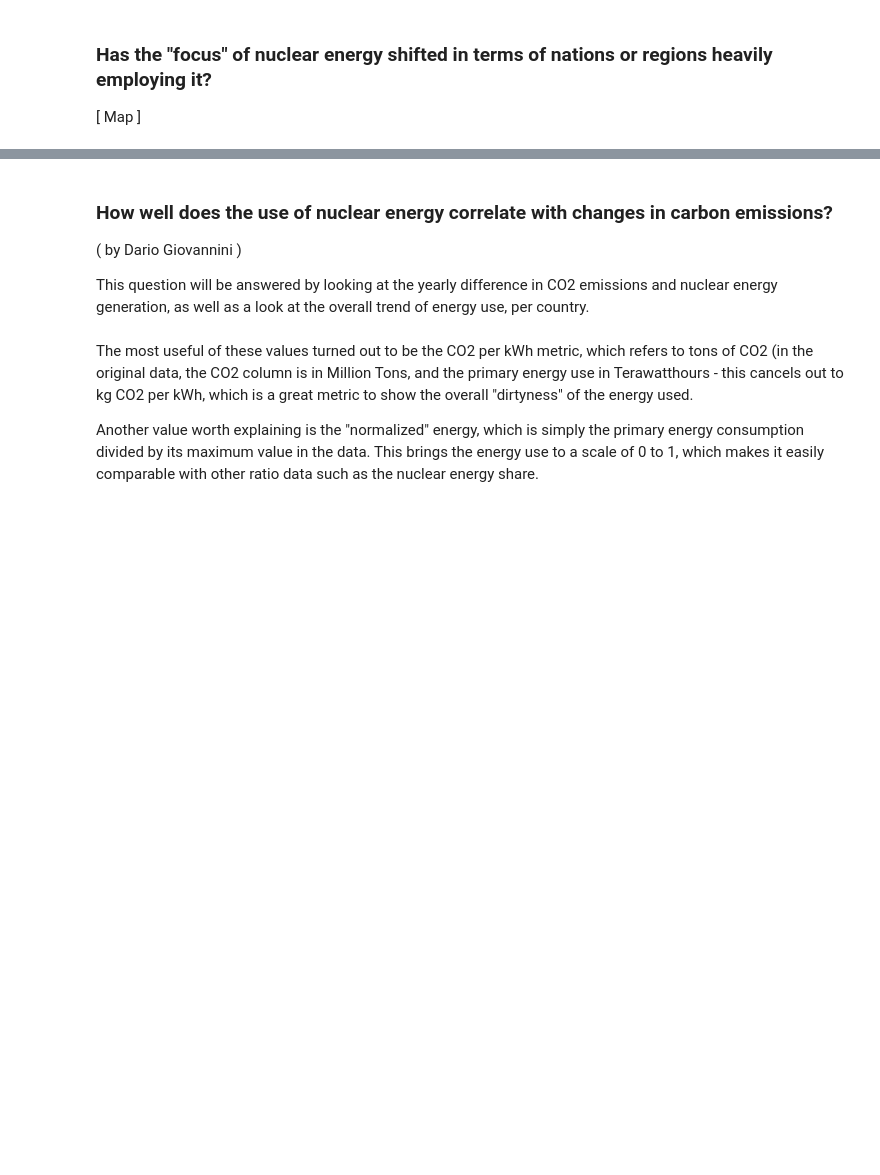
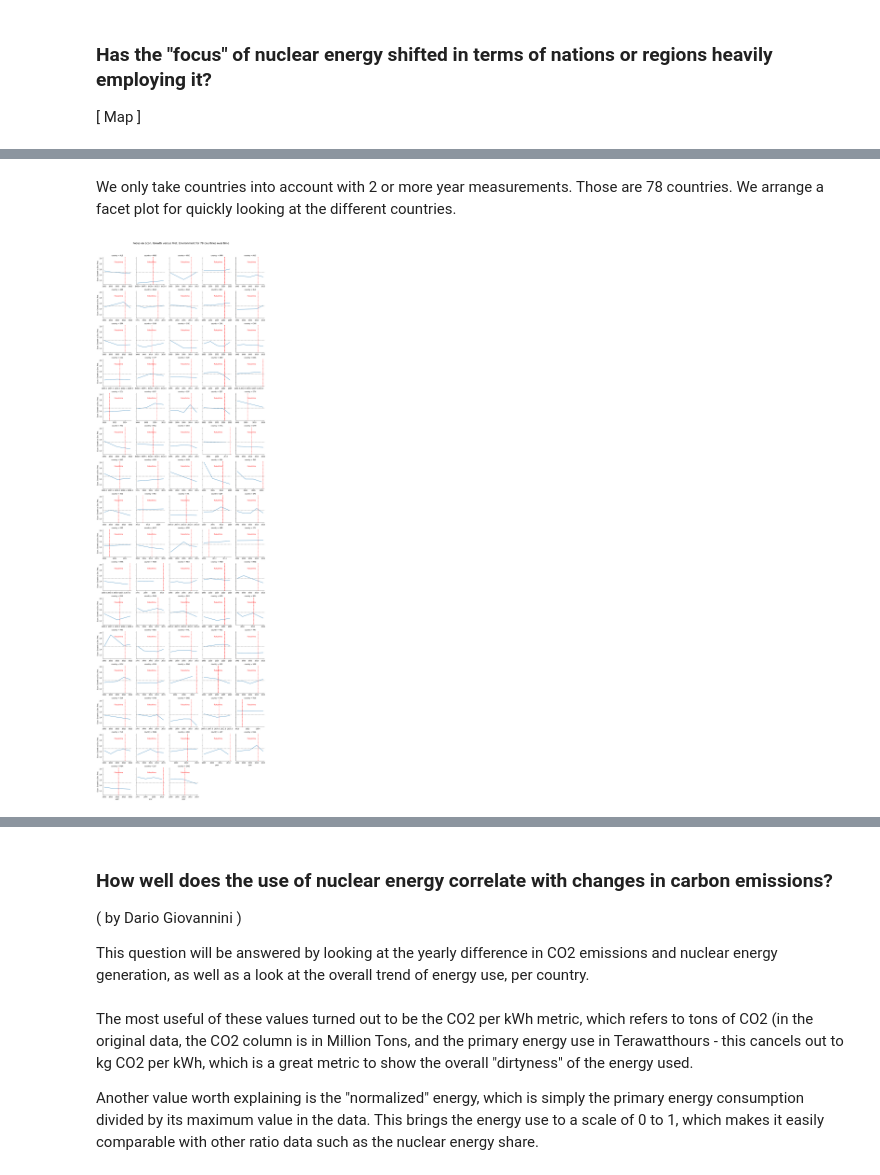
Before and after one commit to Molybdenum42/DOPP_Exercise3, a Jupyter notebook: submission_ready/exercise3_complete.ipynb, the cells around one changed output, grey strips where cells are left out. Cells and saved outputs as stored; diff of their text form; code cells hidden in the pictures; blank space fills up the shorter version.

```diff
--- a/submission_ready/exercise3_complete.ipynb
+++ b/submission_ready/exercise3_complete.ipynb
@@ -199,0 +318,16 @@ not sure if we actually did this / if the PowerplantDB data has this but if not
+# %% [markdown]
+We only take countries into account with 2 or more year measurements. Those are 78 countries. We arrange a facet plot for quickly looking at the different countries.
+# %%
+def annotate(data, **kws):
+    ax = plt.gca()
+    ax.text(.4, .8, "Fukushima", color ="red", transform=ax.transAxes)
+
+g = sns.FacetGrid(wvs_agg, col="country", col_wrap=5, sharex=False)
+g.map_dataframe(sns.lineplot, x="year", y="B008")
+g.refline(y=1.5, linestyle="dashed", color="grey")
+g.refline(x=2011, linestyle="dashed", color="red")
+g.map_dataframe(annotate)
+g.fig.suptitle('Focus on Econ. Growth versus Prot. Environment for 78 countries over time', size=16, y=1.02)
+g.set_ylabels("Econ. Growth vs Env. Prot.");
+# %% [output]
+[figure, added]
```
Also changed, not shown: parts of 39 cells of this notebook.
